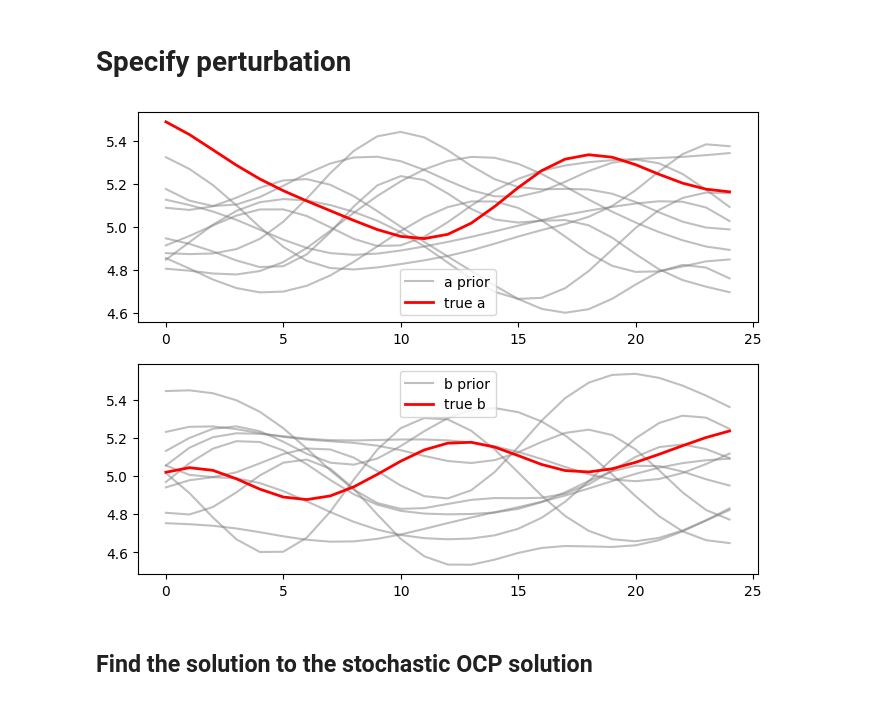
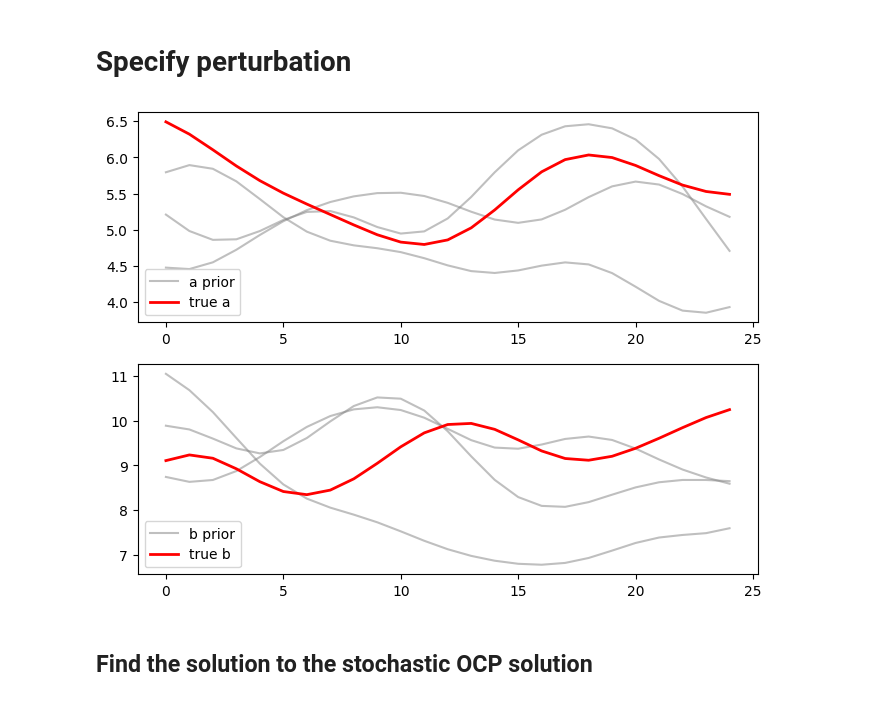
Before and after one commit to iffanh/buckley_leverette, a Jupyter notebook: simulation_smpc_te_se.ipynb, the cells around one changed output. Saved outputs shown, nothing was run; the diff lists cells and outputs as text; code cells hidden in the pictures.

```diff
--- a/simulation_smpc_te_se.ipynb
+++ b/simulation_smpc_te_se.ipynb
@@ -7,15 +7,15 @@ import numpy as np
 
 # np.random.seed(42)
 nx = 25  # number of grid blocks
-Ne = 10 # number of perturbation
+Ne = 3 # number of perturbation
 amean = 5.0
-bmean = 5.0
-a_std = amean/5
-b_std = bmean/5
-amin = 4.0
-amax = 6.0
-bmin = 4.0
-bmax = 6.0
+bmean = 9.0
+a_std = amean/3
+b_std = bmean/3
+amin = 2.0
+amax = 7.0
+bmin = 6.0
+bmax = 12.0
 
 # aw.shape
 # %%
@@ -29,7 +29,7 @@ if True:
     bw = np.zeros((nx, Ne))
 
     for i in range(Ne):
-        model = gs.Gaussian(dim=1, var=0.1, len_scale=5)
+        model = gs.Gaussian(dim=1, var=0.5, len_scale=5)
         srf = gs.SRF(model)
         x = range(25)
         srf(x, mesh_type='structured')
@@ -39,7 +39,7 @@ if True:
         var = scipy.stats.truncnorm.ppf(fieldcdf, a, b)
         _aw = var*a_std + amean
 
-        model = gs.Gaussian(dim=1, var=0.1, len_scale=5)
+        model = gs.Gaussian(dim=1, var=0.5, len_scale=5)
         srf = gs.SRF(model)
         x = range(25)
         srf(x, mesh_type='structured')
@@ -56,7 +56,7 @@ if True:
     np.save("./data/bw.npy", bw)
 
 if True:
-    model = gs.Gaussian(dim=1, var=0.1, len_scale=5)
+    model = gs.Gaussian(dim=1, var=0.5, len_scale=5)
     srf = gs.SRF(model)
     x = range(25)
     srf(x, mesh_type='structured', seed=42)
@@ -66,7 +66,7 @@ if True:
     var = scipy.stats.truncnorm.ppf(fieldcdf, a, b)
     _aw = var*a_std + amean
 
-    model = gs.Gaussian(dim=1, var=0.1, len_scale=5)
+    model = gs.Gaussian(dim=1, var=0.5, len_scale=5)
     srf = gs.SRF(model)
     x = range(25)
     srf(x, mesh_type='structured', seed=67)
@@ -77,34 +77,34 @@ if True:
     _bw = var*b_std + bmean
 
     a_true = _aw*1
     b_true = _bw*1
 
     np.save("./data/a_true.npy", a_true)
     np.save("./data/b_true.npy", b_true)
 
 
 import matplotlib.pyplot as plt
 
 aw = np.load("./data/aw.npy")
 bw = np.load("./data/bw.npy")
 
 a_true = np.load("./data/a_true.npy")
 b_true = np.load("./data/b_true.npy")
 
 fig, ax = plt.subplots(2, 1, figsize=(8,6))
 ax[0].plot(aw, color='gray', alpha=0.5)
 ax[0].plot(a_true, color='red', linewidth=2)
 ax[1].plot(bw, color='gray', alpha=0.5)
 ax[1].plot(b_true, color='red', linewidth=2)
 ax[0].plot([], color='gray', alpha=0.5, label="a prior")
 ax[0].plot([], color='red', linewidth=2, label="true a")
 ax[1].plot([], color='gray', alpha=0.5, label="b prior")
 ax[1].plot([], color='red', linewidth=2, label="true b")
 ax[0].legend()
 ax[1].legend()
 plt.show()
 # %% [output]
-[figure, old version]
+[figure, new version]
 # %% [markdown]
 ## Find the solution to the stochastic OCP solution
 # %%
```
Also changed, not shown: parts of 17 cells of this notebook, 3 other files.
